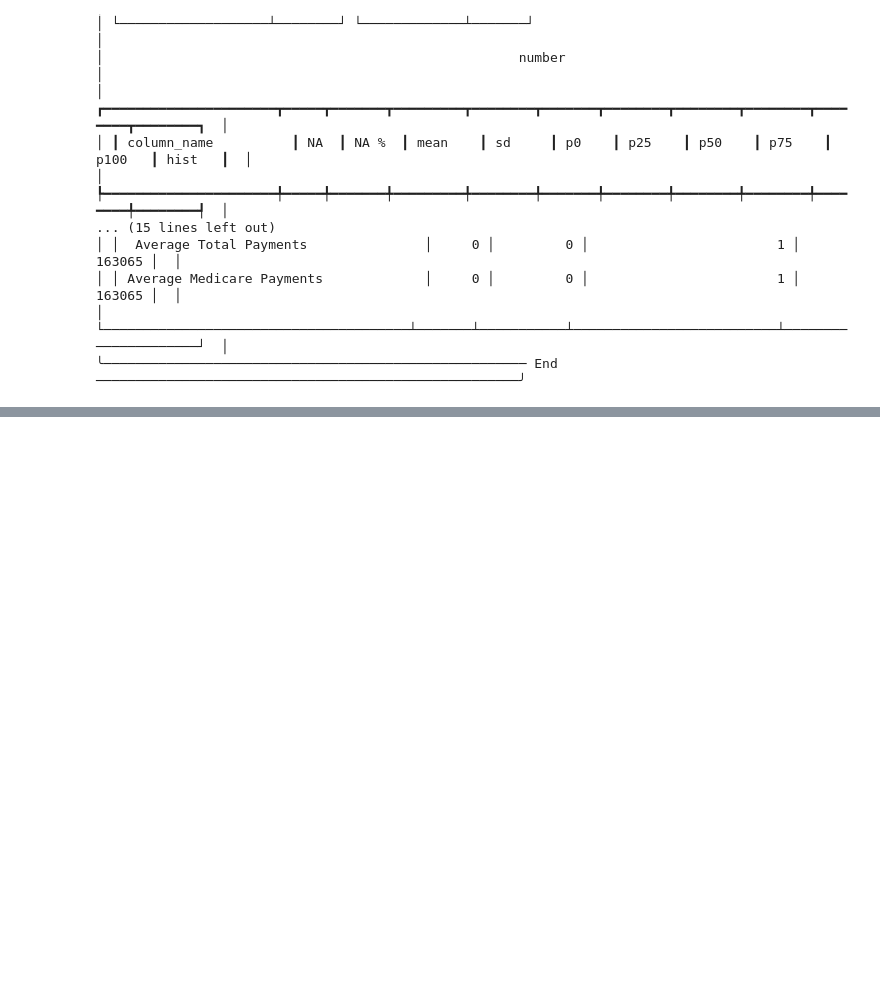
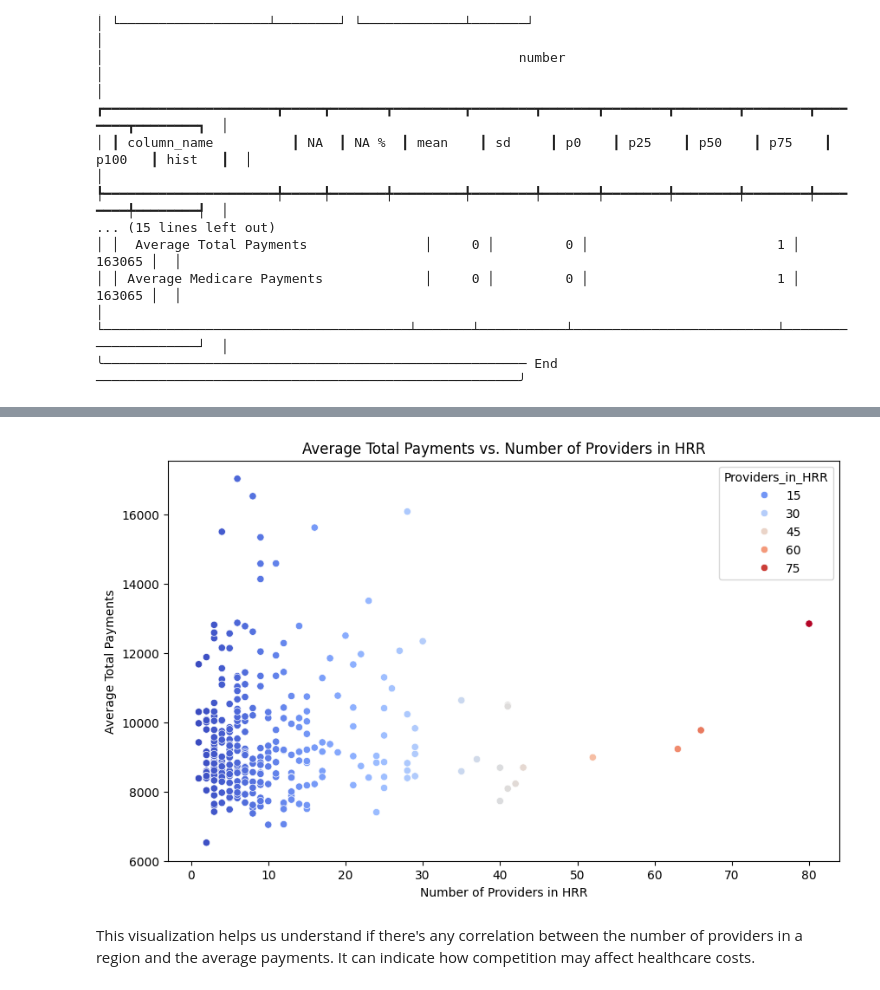
Before and after one commit to haorany999/5430_hw5-Health_care_fraud_detection, a Jupyter notebook: 5430 hw5.ipynb, the cells around one changed output, grey strips where cells are left out. Saved outputs shown, nothing was run; the diff lists cells and outputs as text; code cells hidden in the pictures; blank space fills up the shorter version.

```diff
--- a/5430 hw5.ipynb
+++ b/5430 hw5.ipynb
@@ -34,0 +137,26 @@ skim(df)
+# %%
+# Feature 4: HRR-Level Provider Counts
+hrr_provider_counts = df.groupby('Hospital Referral Region Description')
+['Provider Id'].nunique().reset_index()
+hrr_provider_counts.rename(columns={'Provider Id': 'Providers_in_HRR'}, inplace=True)
+
+# Merge back to the original dataframe
+df = df.merge(hrr_provider_counts, on='Hospital Referral Region Description', how='left')
+# %%
+# Calculate average payments per HRR
+hrr_avg_payments = df.groupby('Hospital Referral Region Description')['Average Total Payments'].mean().reset_index()
+
+# Merge the provider counts
+hrr_analysis = hrr_avg_payments.merge(hrr_provider_counts, on='Hospital Referral Region Description')
+
+# Scatter plot
+plt.figure(figsize=(10,6))
+sns.scatterplot(x='Providers_in_HRR', y='Average Total Payments', data=hrr_analysis, hue='Providers_in_HRR', palette='coolwarm')
+plt.title('Average Total Payments vs. Number of Providers in HRR')
+plt.xlabel('Number of Providers in HRR')
+plt.ylabel('Average Total Payments')
+plt.show()
+# %% [output]
+[figure, added]
+# %% [markdown]
+This visualization helps us understand if there's any correlation between the number of providers in a region and the average payments. It can indicate how competition may affect healthcare costs.
```
Also changed, not shown: parts of 35 cells of this notebook, 1 other file.
